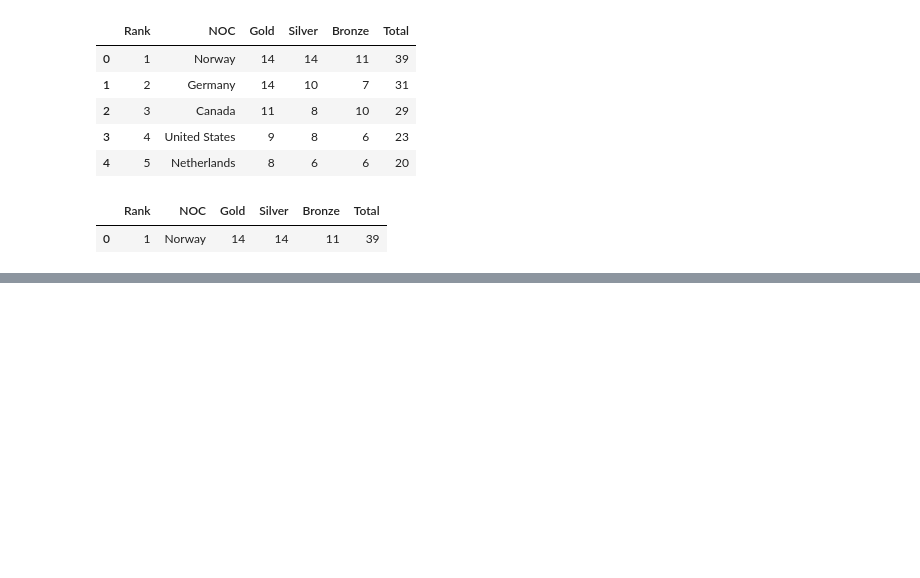
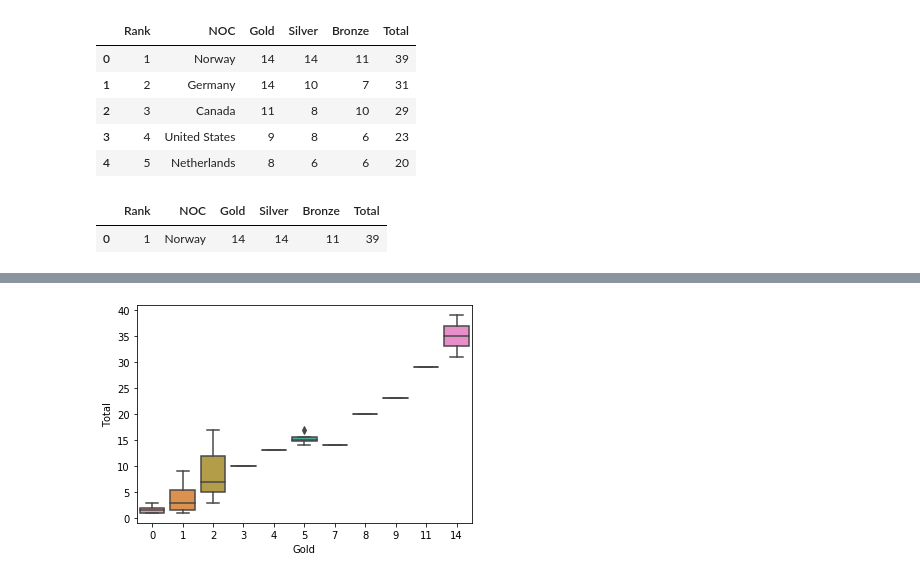
Before and after one commit to meda-cyber/Python_for_Data, a Jupyter notebook: Python for data with A-Z/DataFrame/DataFrame.ipynb, the cells around one changed output, grey strips where cells are left out. Drawn from its saved outputs; the diff is of its cells as text; code cells hidden in the pictures; blank space fills up the shorter version.

```diff
--- a/Python for data with A-Z/DataFrame Folder/DataFrame.ipynb
+++ b/Python for data with A-Z/DataFrame/DataFrame.ipynb
@@ -580,0 +665,5 @@ stat[stat.NOC == "Norway"]
+# %%
+# Boxplots:
+vis2 = sns.boxplot(data = stat, x = "Gold",y = "Total")
+# %% [output]
+[figure, added]
```
Also changed, not shown: parts of 22 cells of this notebook, 9 other files.
